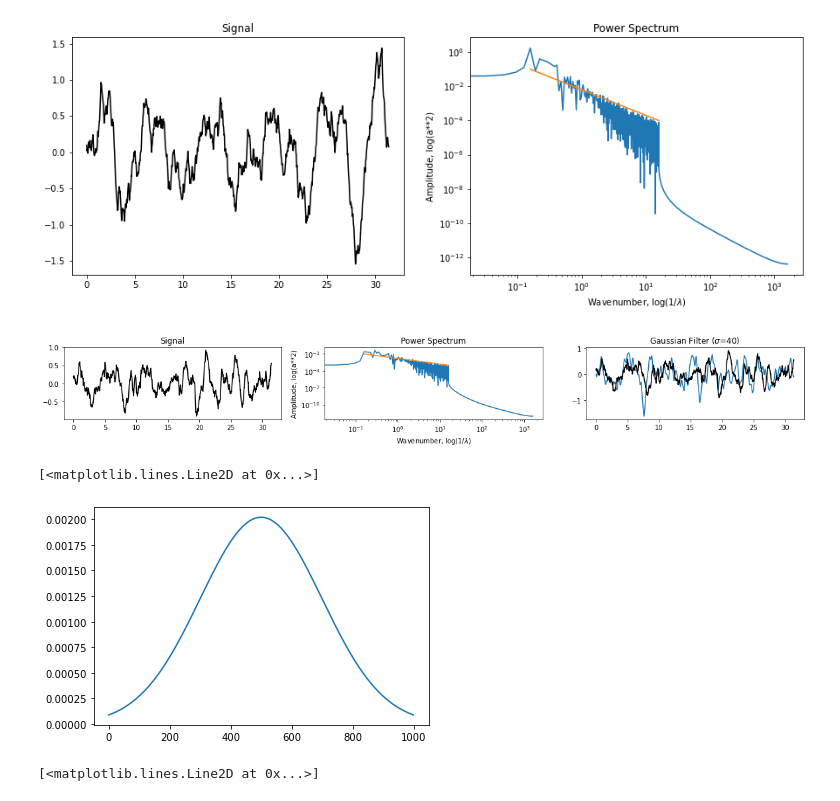
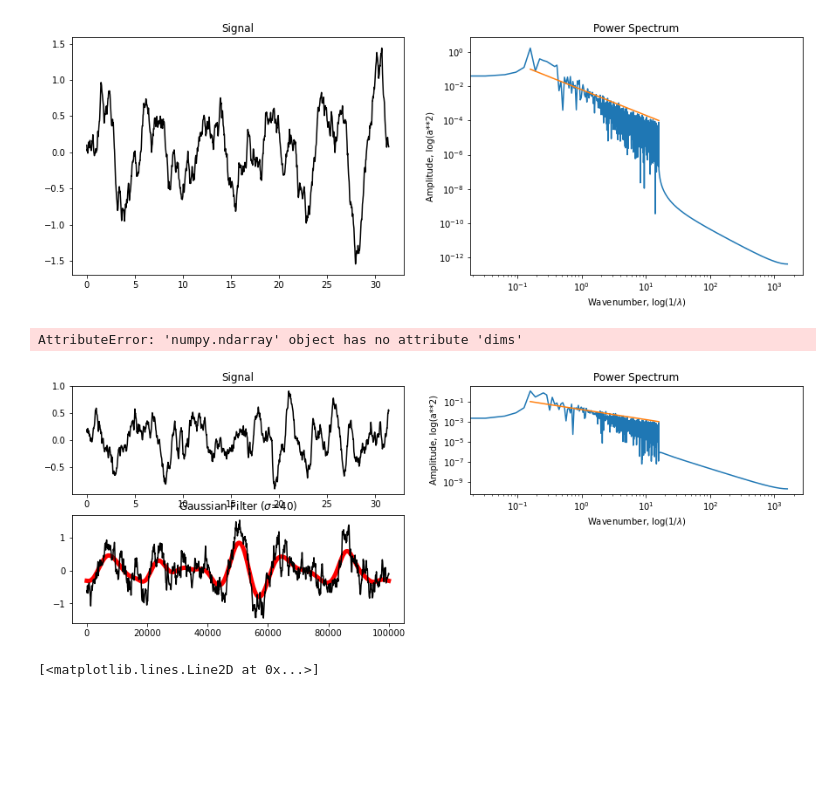
Before and after one commit to ocean-transport/argo-intern, a Jupyter notebook: stat_functions.ipynb, the cells around one changed output. Drawn from its saved outputs; the diff is of its cells as text; code cells hidden in the pictures; blank space fills up the shorter version.

Commit message:
use new scipy.ndimage.gaussian_filter1d() function

```diff
--- a/stat_functions.ipynb
+++ b/stat_functions.ipynb
@@ -196,48 +196,44 @@ points, modes, slope, xmax, sigma = 100000, 200, -2, 10*np.pi, 40
 k_ar=np.logspace(0,2,modes)
 a_ar=np.sqrt(0.01*k_ar**(slope/2))
 y_ar=np.zeros((points,modes))
 y_funct=np.zeros((points,1))
 
 x=np.linspace(0,xmax,num=points)
 
 for n in range(0,modes):
     y_ar[:,n] = np.sin(k_ar[n]*x+np.random.uniform(0,6,size=1))*a_ar[n]
 
 y_funct=y_ar.sum(axis=1)
 
 signal_da=xr.DataArray(y_funct, dims=['points'], coords={'points':x})
 signal_spec=xrft.power_spectrum(signal_da,dim='points')
 
-plt.figure(figsize=(20,2))
-plt.subplot(1,3,1)
+plt.figure(figsize=(15,5))
+plt.subplot(2,2,1)
 plt.plot(x,signal_ar,color='black')
 plt.title("Signal")
 
-plt.subplot(1,3,2)
+plt.subplot(2,2,2)
 signal_spec.plot()
 plt.plot(k_ar/(2*np.pi),(xmax/np.pi)*a_ar**2)
 plt.xscale('log')
 plt.yscale('log')
 plt.title("Power Spectrum")
 plt.xlabel("Wavenumber, log(1/$\lambda$)")
 plt.ylabel("Amplitude, log(a**2)")
 
-window=scipy.signal.windows.gaussian(points/100,points/500)
-filtered=scipy.signal.convolve(y_funct,window/window.sum(),mode='same')
-plt.subplot(1,3,3)
-plt.plot(x,filtered)
-plt.plot(x,signal_ar,color='black')
+signal_filt = scipy.ndimage.gaussian_filter1d(signal_da, sigma=2000, mode='wrap')
+plt.subplot(2,2,3)
+plt.plot(signal_filt,color='red',linewidth=5)
+plt.plot(y_funct, color='black')
 plt.title("Gaussian Filter ($\sigma$={})".format(sigma))
 
+signal_filt_spec=xrft.power_spectrum(signal_filt)
+
 plt.subplots_adjust(wspace=0.2,hspace=0.2)
 # %% [output]
+AttributeError: 'numpy.ndarray' object has no attribute 'dims'
-[figure, old version]
+[figure, new version]
-# %%
-#test=scipy.signal.windows.gaussian(points/10,points/100)
-plt.plot(window/window.sum())
-# %% [output]
-[<matplotlib.lines.Line2D at 0x...>]
-[figure, removed]
 # %%
 sci_filt = scipy.ndimage.gaussian_filter1d(y_funct, sigma=2000, mode='wrap')
 plt.plot(sci_filt)
```
